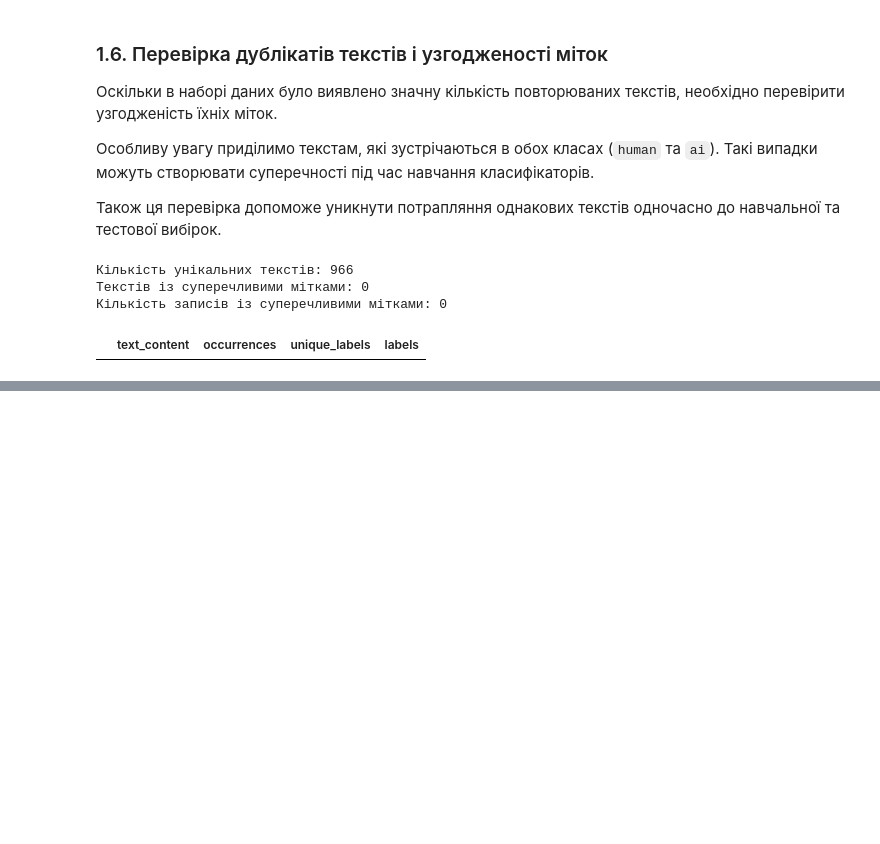
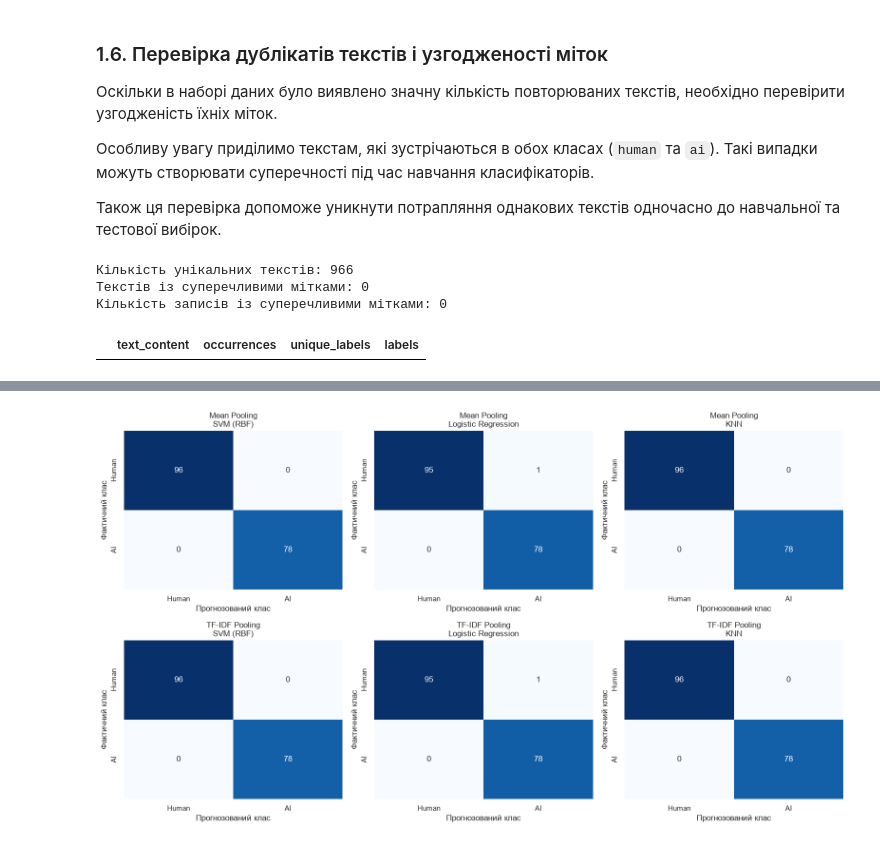
Before and after one commit to XZAGEE/ML_FEI-44_Makhniuk, a Jupyter notebook: ML_3/lab_3.ipynb, the cells around one changed output, grey strips where cells are left out. Saved outputs shown, nothing was run; the diff lists cells and outputs as text; code cells hidden in the pictures; blank space fills up the shorter version.

```diff
--- a/ML_3/lab_3.ipynb
+++ b/ML_3/lab_3.ipynb
@@ -371,0 +1149,20 @@ display(conflicting_duplicates.head(10))
+# %%
+representations = {
+    "Mean Pooling": (X_train_mean, X_test_mean),
+    "TF-IDF Pooling": (X_train_tfidf, X_test_tfidf)
+}
+
+for name, (X_train, X_test) in representations.items():
+    print(f"\n{name}")
+
+    print("Train shape:", X_train.shape)
+    print("Test shape:", X_test.shape)
+
+    print("Train NaN:", np.isnan(X_train).sum())
+    print("Test NaN:", np.isnan(X_test).sum())
+
+    print("Train zero vectors:",
+          np.sum(np.linalg.norm(X_train, axis=1) == 0))
+
+    print("Test zero vectors:",
+          np.sum(np.linalg.norm(X_test, axis=1) == 0))
@@ -371,0 +1630,39 @@ display(conflicting_duplicates.head(10))
+# %%
+fig, axes = plt.subplots(2, 3, figsize=(16, 9))
+
+for i, representation_name in enumerate(representations):
+
+    for j, classifier_name in enumerate(classifiers):
+
+        key = (representation_name, classifier_name)
+
+        y_pred = predictions[key]["y_pred"]
+
+        cm = confusion_matrix(
+            y_test,
+            y_pred,
+            labels=[0, 1]
+        )
+
+        sns.heatmap(
+            cm,
+            annot=True,
+            fmt="d",
+            cmap="Blues",
+            cbar=False,
+            xticklabels=["Human", "AI"],
+            yticklabels=["Human", "AI"],
+            ax=axes[i, j]
+        )
+
+        axes[i, j].set_title(
+            f"{representation_name}\n{classifier_name}"
+        )
+
+        axes[i, j].set_xlabel("Прогнозований клас")
+        axes[i, j].set_ylabel("Фактичний клас")
+
+plt.tight_layout()
+plt.show()
+# %% [output]
+[figure, added]
```
Also changed, not shown: parts of 122 cells of this notebook, 8 other files.
